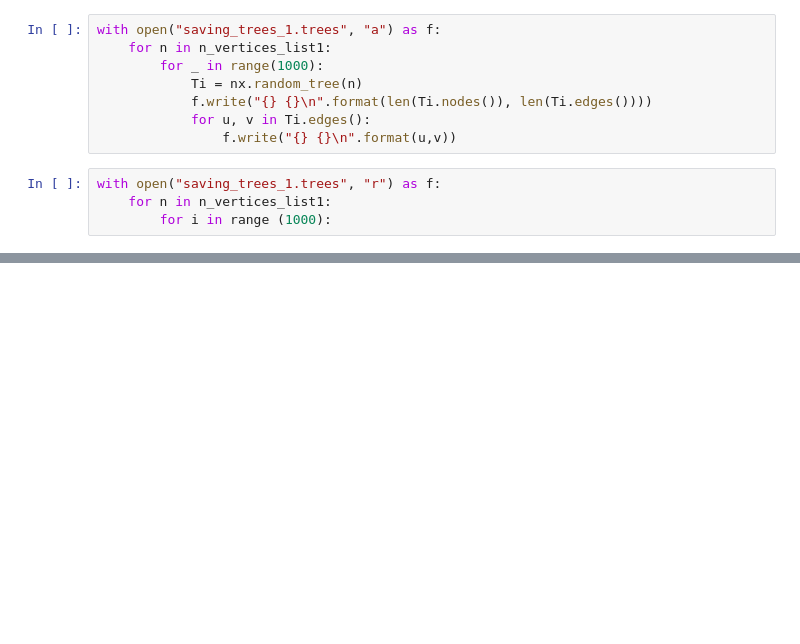
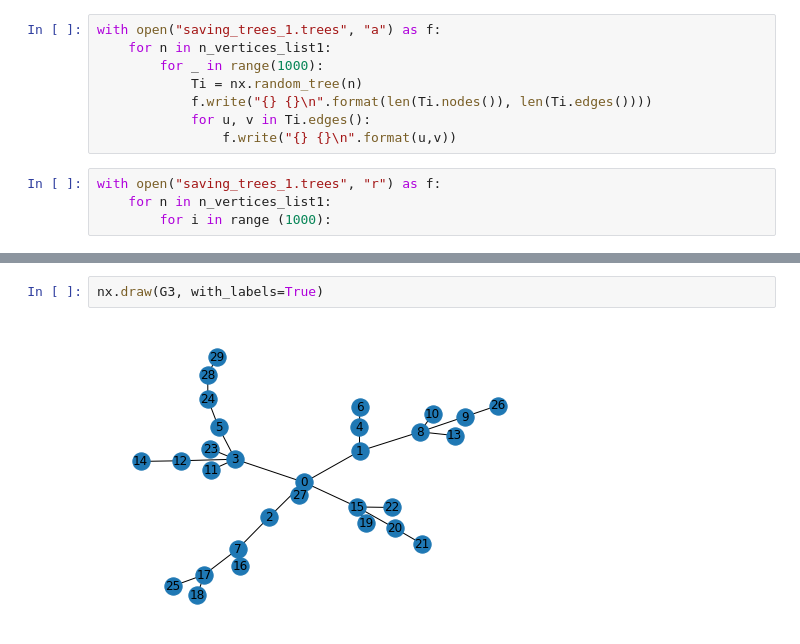
Before and after one commit to mendoza95/b_chromatic_colouring, a Jupyter notebook: b_chromatic_test.ipynb, the cells around one changed output, grey strips where cells are left out. Saved outputs shown, nothing was run; the diff lists cells and outputs as text; blank space fills up the shorter version.

```diff
--- a/b_chromatic_test.ipynb
+++ b/b_chromatic_test.ipynb
@@ -191,0 +206,4 @@ with open("saving_trees_1.trees", "r") as f:
+# %%
+nx.draw(G3, with_labels=True)
+# %% [output]
+[figure, added]
```
Also changed, not shown: parts of 13 cells of this notebook, 2 other files.
